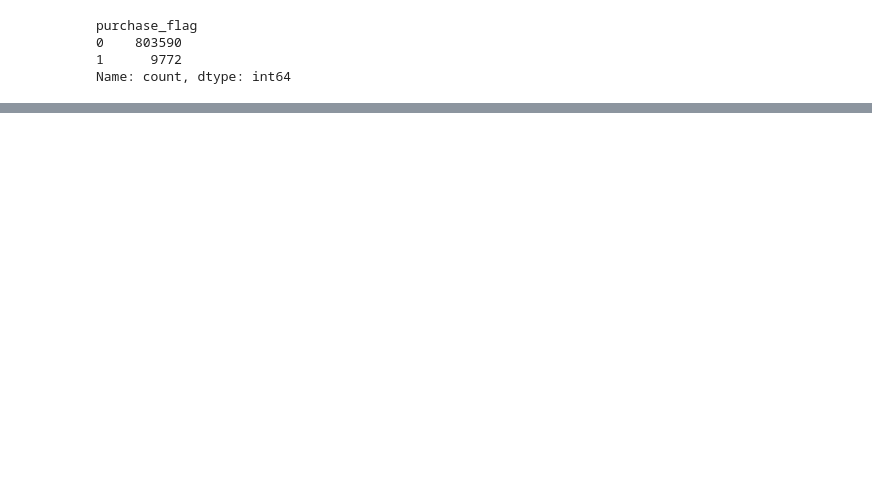
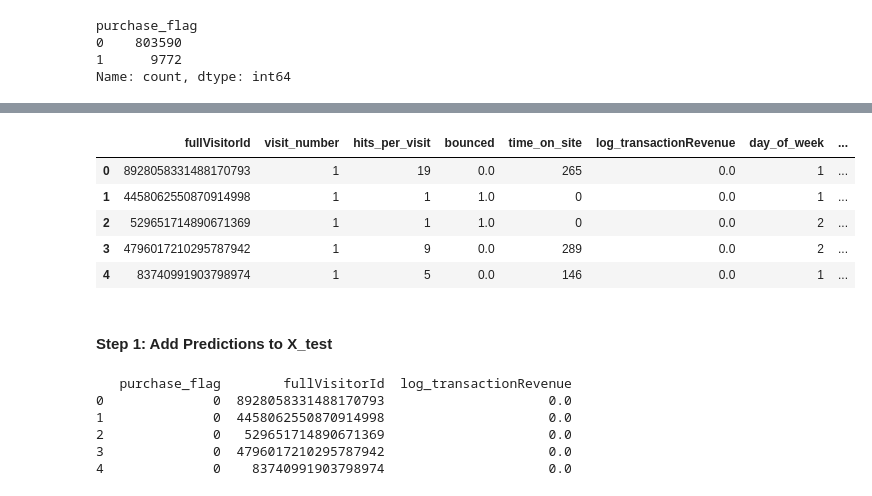
Before and after one commit to PaolaGaray/GA-CustomerRevenuePrediction, a Jupyter notebook: notebooks/predictive_modeling.ipynb, the cells around one changed output, grey strips where cells are left out. Drawn from its saved outputs; the diff is of its cells as text; code cells hidden in the pictures; blank space fills up the shorter version.

```diff
--- a/notebooks/predictive_modeling.ipynb
+++ b/notebooks/predictive_modeling.ipynb
@@ -621,0 +221,24 @@ buyers_df = buyers_df.merge(
+# %%
+display(X_test.head())
+# %% [output]
+|  | fullVisitorId | visit_number | hits_per_visit | bounced | time_on_site | log_transactionRevenue | day_of_week | ... |
+| 0 | 8928058331488170793 | 1 | 19 | 0.0 | 265 | 0.0 | 1 | ... |
+| 1 | 4458062550870914998 | 1 | 1 | 1.0 | 0 | 0.0 | 1 | ... |
+| 2 | 529651714890671369 | 1 | 1 | 1.0 | 0 | 0.0 | 2 | ... |
+| 3 | 4796017210295787942 | 1 | 9 | 0.0 | 289 | 0.0 | 2 | ... |
+| 4 | 83740991903798974 | 1 | 5 | 0.0 | 146 | 0.0 | 1 | ... |
+# %% [markdown]
+#### Step 1: Add Predictions to X_test
+# %%
+# Add predictions (purchase_flag) to X_test
+X_test['purchase_flag'] = y_pred
+
+# Verify the updated X_test
+print(X_test[['purchase_flag', 'fullVisitorId', 'log_transactionRevenue']].head())
+# %% [output]
+   purchase_flag        fullVisitorId  log_transactionRevenue
+0              0  8928058331488170793                     0.0
+1              0  4458062550870914998                     0.0
+2              0   529651714890671369                     0.0
+3              0  4796017210295787942                     0.0
+4              0    83740991903798974                     0.0
```
Also changed, not shown: parts of 77 cells of this notebook.
